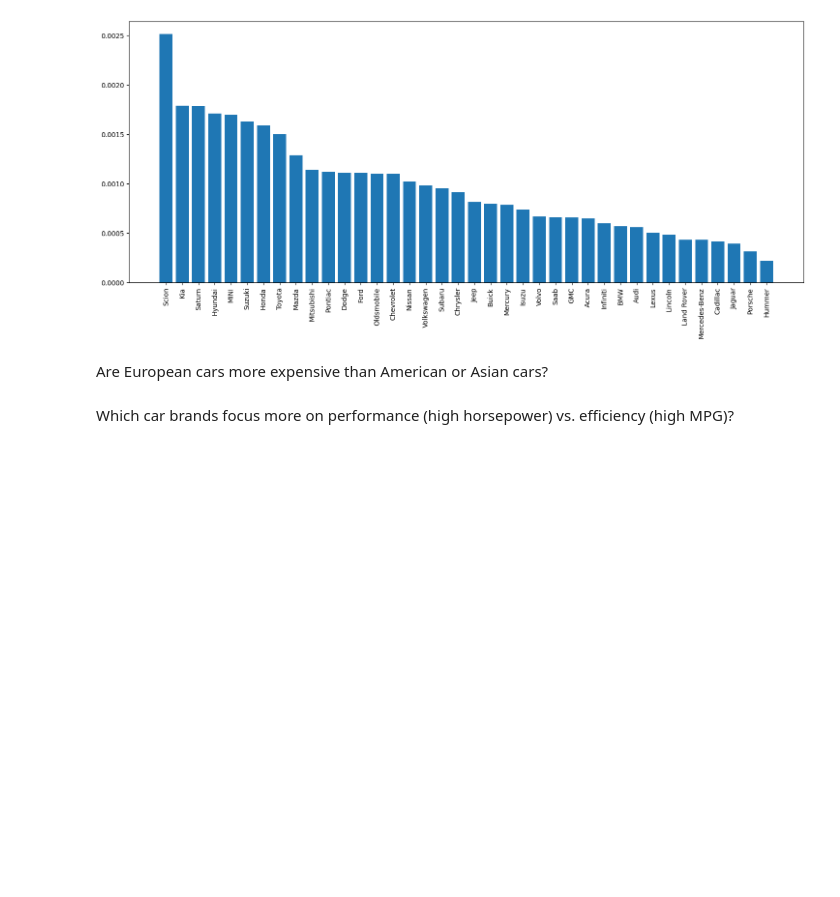
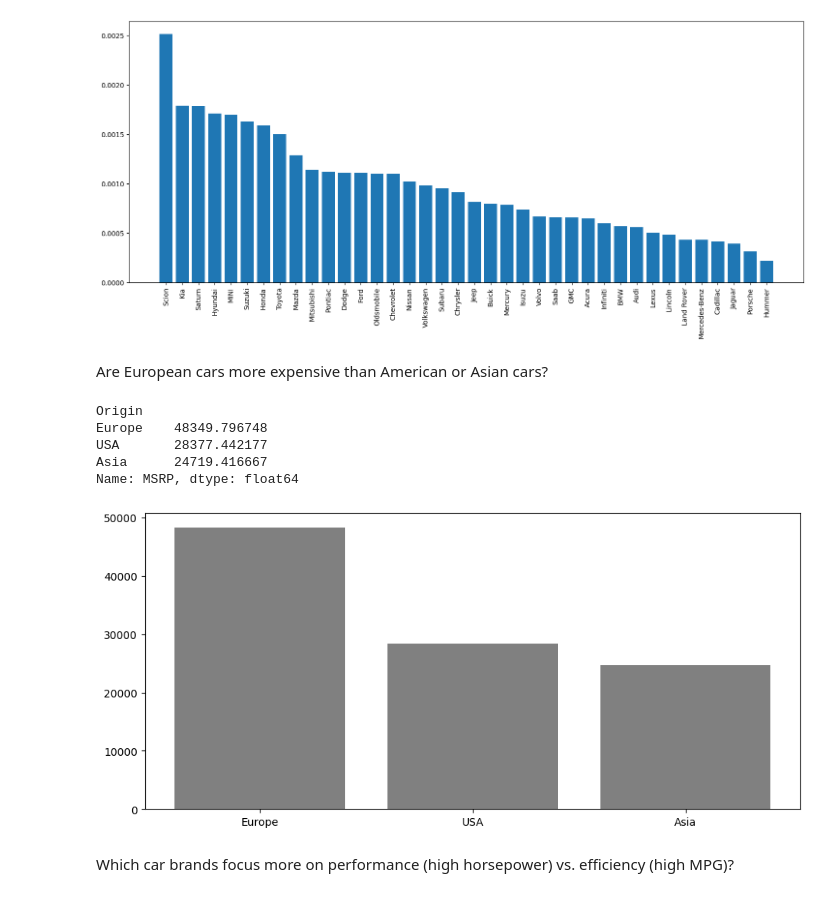
Before and after one commit to trailokya-world/Car-Data-Analysis, a Jupyter notebook: car_data_analysis/car_data_analysis.ipynb, the cells around one changed output. Drawn from its saved outputs; the diff is of its cells as text; code cells hidden in the pictures; blank space fills up the shorter version.

```diff
--- a/car_data_analysis/car_data_analysis.ipynb
+++ b/car_data_analysis/car_data_analysis.ipynb
@@ -449,6 +449,22 @@ plt.show()
 [figure]
 # %% [markdown]
 Are European cars more expensive than American or Asian cars?
+# %%
+Expensive = data_new.groupby("Origin")["MSRP"].mean().sort_values(ascending=False)
+Expensive
+# %% [output]
+Origin
+Europe    48349.796748
+USA       28377.442177
+Asia      24719.416667
+Name: MSRP, dtype: float64
+# %%
+plt.figure(figsize=(11,5))
+plt.bar(Expensive.index, Expensive.values,color = "grey")
+
+plt.show()
+# %% [output]
+[figure, added]
 # %% [markdown]
 Which car brands focus more on performance (high horsepower) vs. efficiency (high MPG)?
 # %% [markdown]
```
